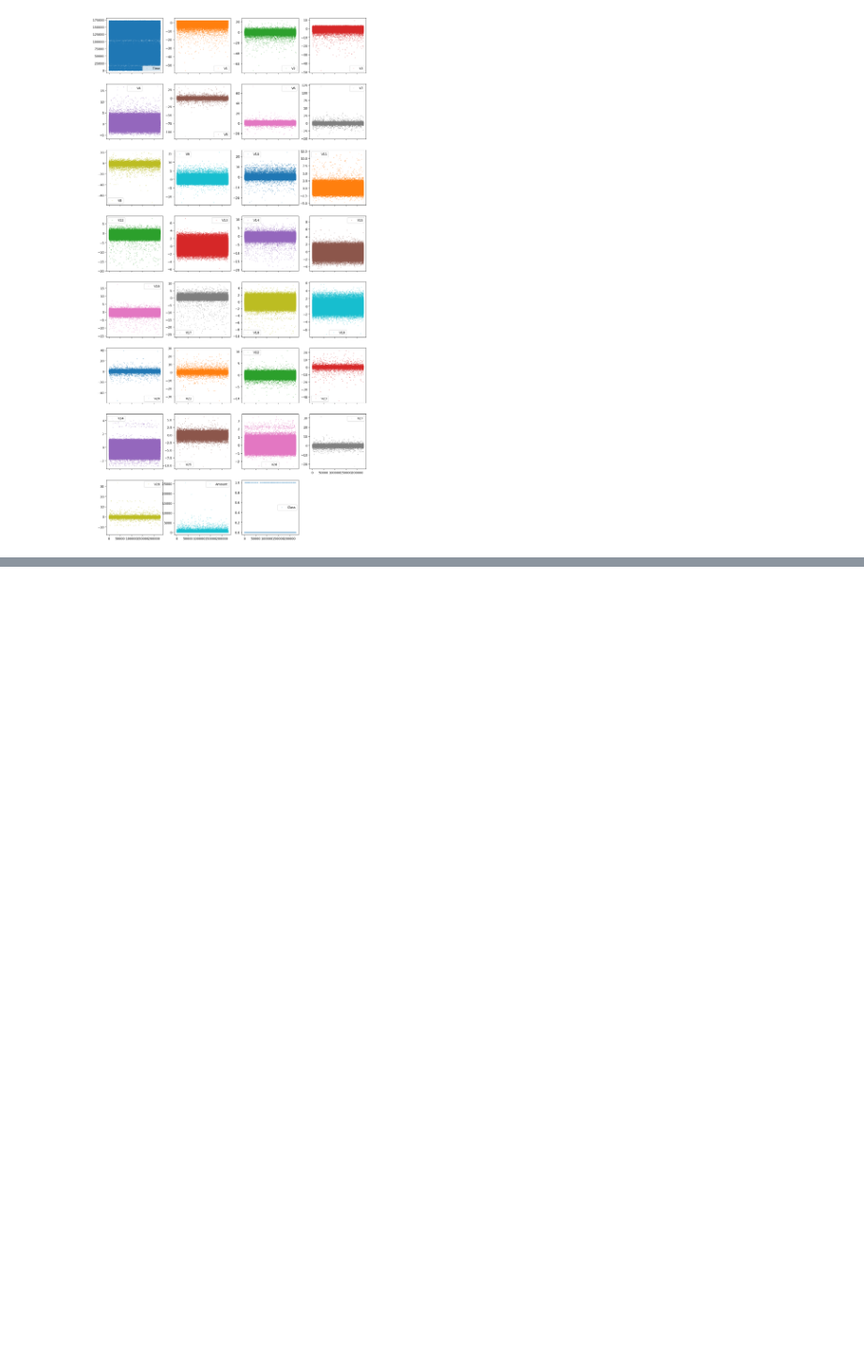
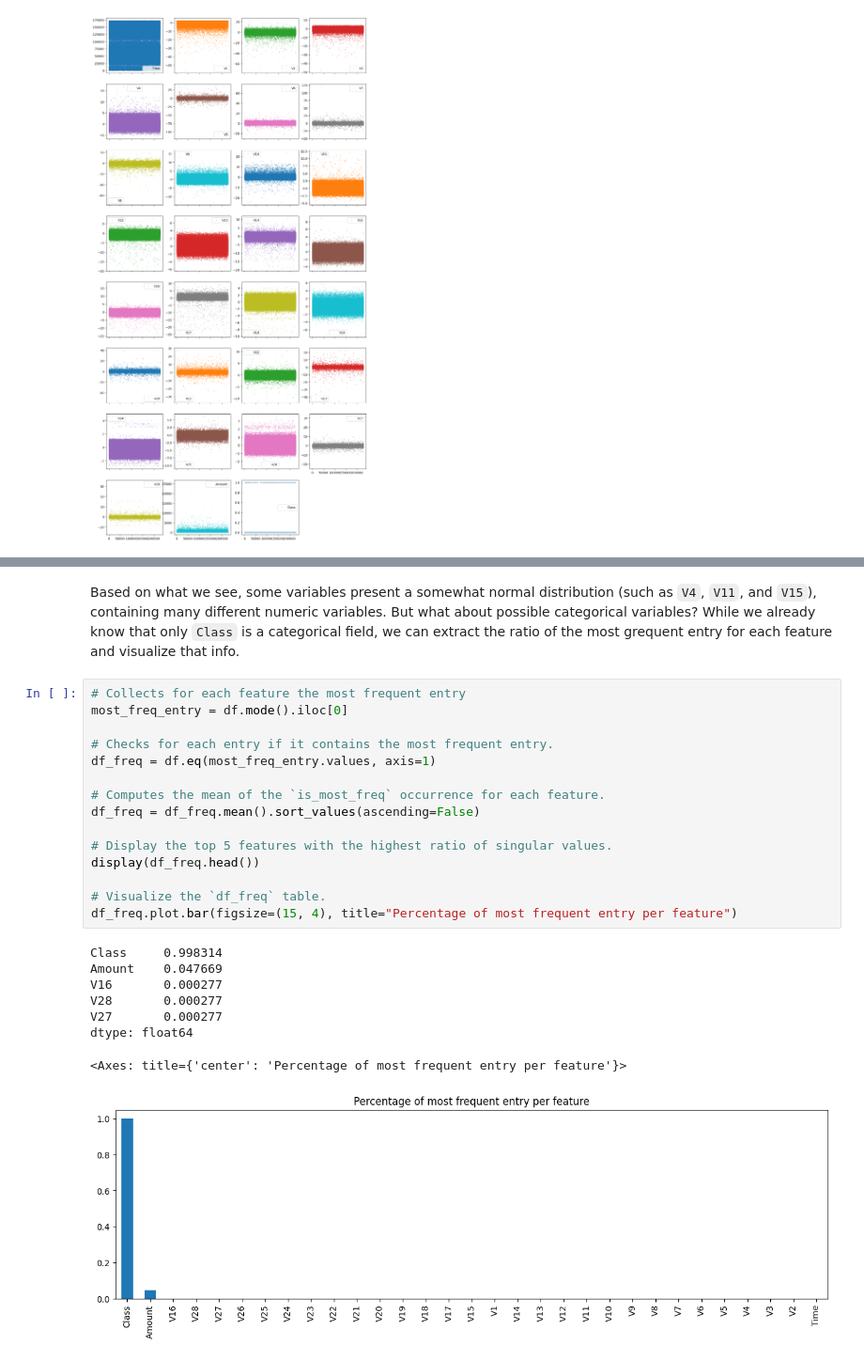
Before and after one commit to felipesebben/ml-credit-card-fraud, a Jupyter notebook: notebooks/2-EDA.ipynb, the cells around one changed output, grey strips where cells are left out. Shown at 94% size. Drawn from its saved outputs; the diff is of its cells as text; blank space fills up the shorter version.

```diff
--- a/notebooks/2-EDA.ipynb
+++ b/notebooks/2-EDA.ipynb
@@ -113,0 +129,26 @@ array([[<Axes: >, <Axes: >, <Axes: >, <Axes: >],
+# %% [markdown]
+Based on what we see, some variables present a somewhat normal distribution (such as `V4`, `V11`, and `V15`), containing many different numeric variables. But what about possible categorical variables? While we already know that only `Class` is a categorical field, we can extract the ratio of the most grequent entry for each feature and visualize that info.
+# %%
+# Collects for each feature the most frequent entry
+most_freq_entry = df.mode().iloc[0]
+
+# Checks for each entry if it contains the most frequent entry.
+df_freq = df.eq(most_freq_entry.values, axis=1)
+
+# Computes the mean of the `is_most_freq` occurrence for each feature.
+df_freq = df_freq.mean().sort_values(ascending=False)
+
+# Display the top 5 features with the highest ratio of singular values.
+display(df_freq.head())
+
+# Visualize the `df_freq` table.
+df_freq.plot.bar(figsize=(15, 4), title="Percentage of most frequent entry per feature")
+# %% [output]
+Class     0.998314
+Amount    0.047669
+V16       0.000277
+V28       0.000277
+V27       0.000277
+dtype: float64
+<Axes: title={'center': 'Percentage of most frequent entry per feature'}>
+[figure, added]
```
Also changed, not shown: parts of 6 cells of this notebook.
